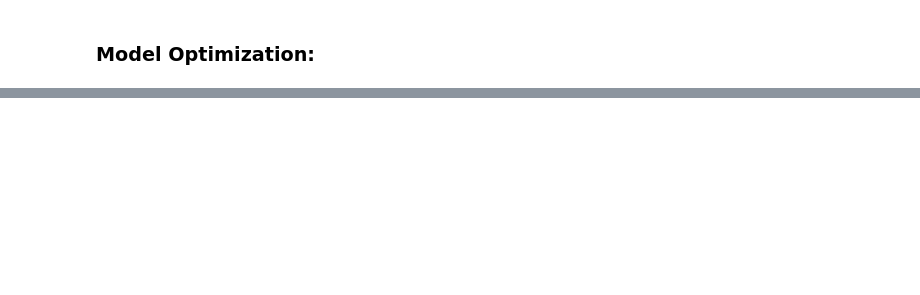
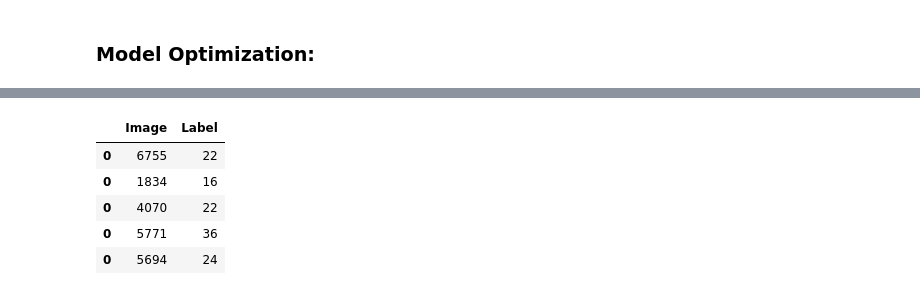
Before and after one commit to 37743/37743, a Jupyter notebook: nn-arabic-handwriting-320210207.ipynb, the cells around one changed output, grey strips where cells are left out. Saved outputs shown, nothing was run; the diff lists cells and outputs as text; code cells hidden in the pictures; blank space fills up the shorter version.

```diff
--- a/nn-arabic-handwriting-320210207.ipynb
+++ b/nn-arabic-handwriting-320210207.ipynb
@@ -142,0 +257,9 @@ KeyboardInterrupt:
+# %%
+df_predictions.sample(5)
+# %% [output]
+|  | Image | Label |
+| 0 | 6755 | 22 |
+| 0 | 1834 | 16 |
+| 0 | 4070 | 22 |
+| 0 | 5771 | 36 |
+| 0 | 5694 | 24 |
```
Also changed, not shown: parts of 37 cells of this notebook.
